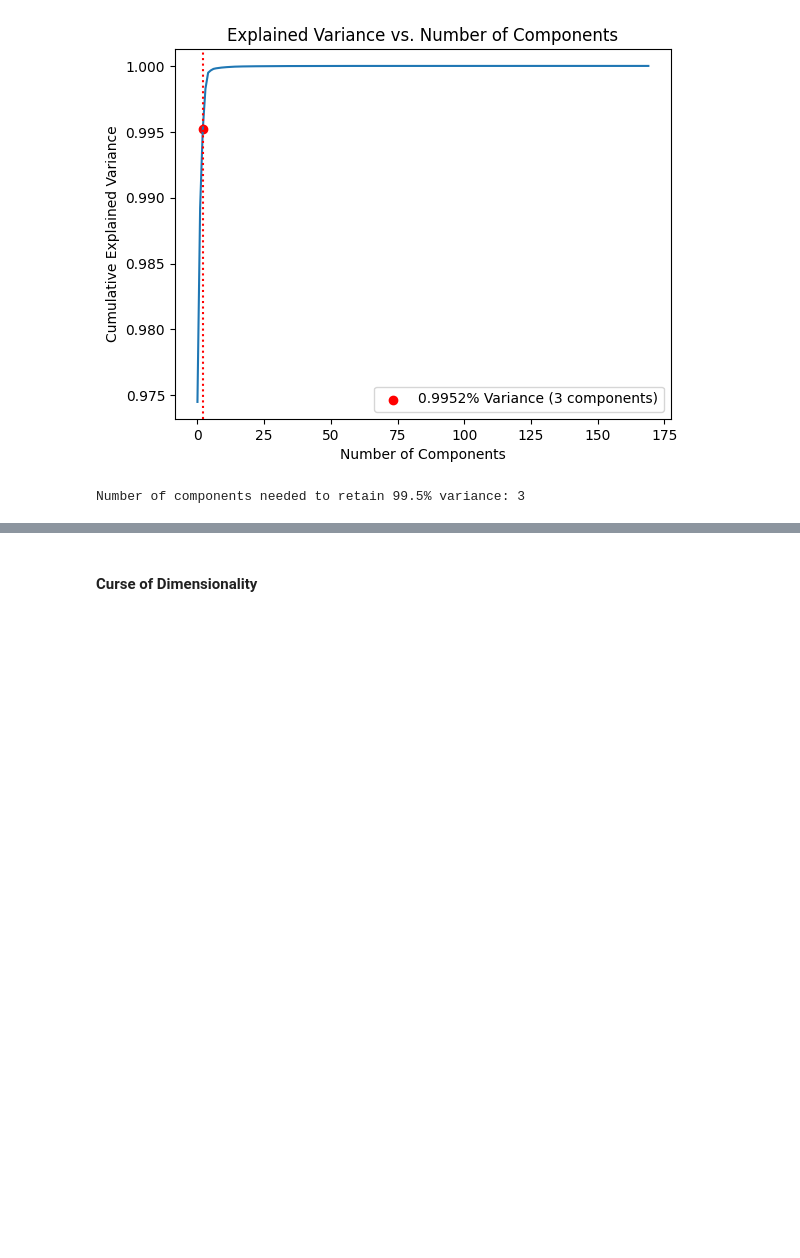
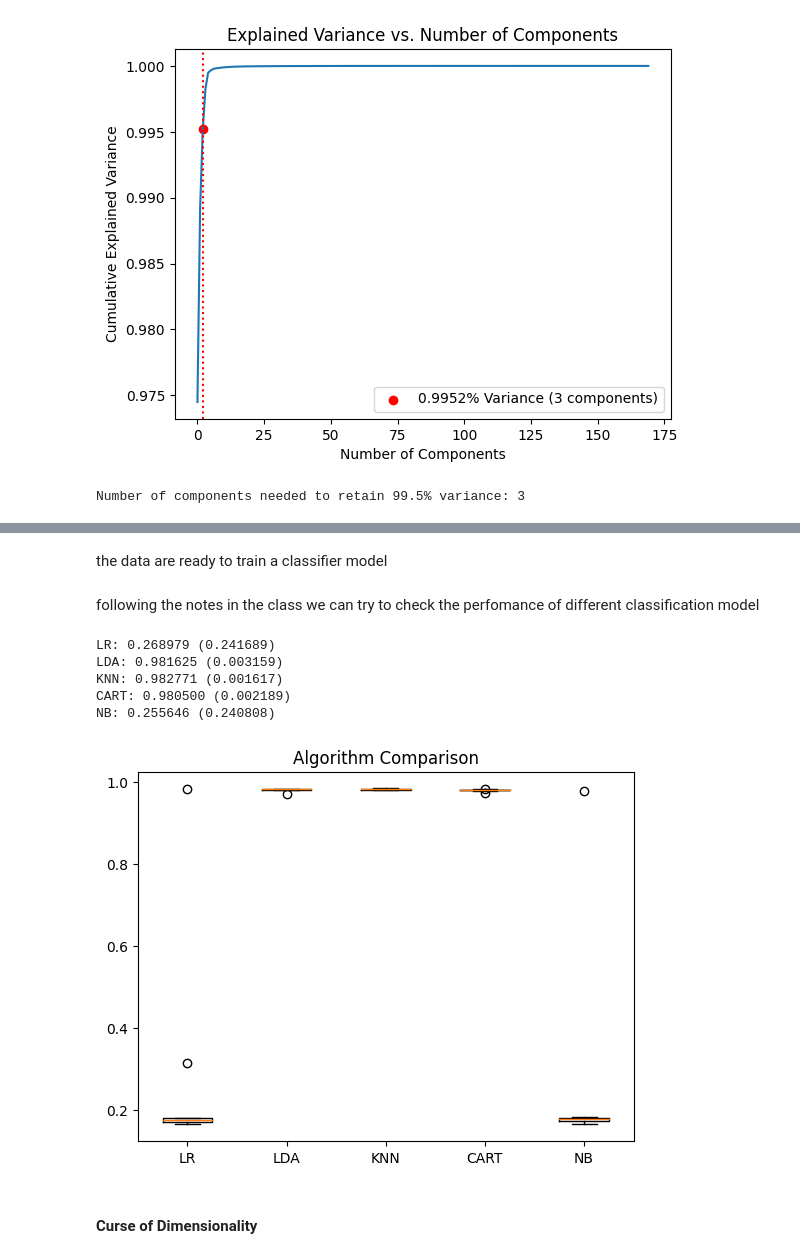
Before and after one commit to riccardopossier/Data_Preparation_CA1, a Jupyter notebook: RiccardoPossieri__DPrepHDip_CA1..ipynb, the cells around one changed output, grey strips where cells are left out. Drawn from its saved outputs; the diff is of its cells as text; code cells hidden in the pictures; blank space fills up the shorter version.

```diff
--- a/RiccardoPossieri__DPrepHDip_CA1..ipynb
+++ b/RiccardoPossieri__DPrepHDip_CA1..ipynb
@@ -162,0 +169,3 @@ Number of components needed to retain 99.5% variance: 3
+# %%
+# lets add the class column
+projected_df['class'] = data_df['class']
@@ -162,0 +181,10 @@ Number of components needed to retain 99.5% variance: 3
+# %% [markdown]
+the data are ready to train a classifier model
+# %% [markdown]
+following the notes in the class we can try to check the perfomance of different classification model
+# %%
+from sklearn.model_selection import train_test_split
+array_df = projected_df.values
+X = array_df[:,0:3]
+y = array_df[:,3]
+X_train, X_validation, Y_train, Y_validation = train_test_split(X, y, test_size=0.20, random_state=1)
@@ -163,3 +204,31 @@ Number of components needed to retain 99.5% variance: 3
+# %%
+models = []
+models.append(('LR', LogisticRegression(solver='liblinear', multi_class='ovr')))
+models.append(('LDA', LinearDiscriminantAnalysis()))
+models.append(('KNN', KNeighborsClassifier()))
+models.append(('CART', DecisionTreeClassifier()))
+models.append(('NB', GaussianNB()))
+# %%
+results = []
+names = []
+for name, model in models:
+	kfold = StratifiedKFold(n_splits=10, random_state=1, shuffle=True)
+	cv_results = cross_val_score(model, X_train, Y_train, cv=kfold, scoring='accuracy')
+	results.append(cv_results)
+	names.append(name)
+	print('%s: %f (%f)' % (name, cv_results.mean(), cv_results.std()))
+# %% [output]
+LR: 0.268979 (0.241689)
+LDA: 0.981625 (0.003159)
+KNN: 0.982771 (0.001617)
+CART: 0.980500 (0.002189)
+NB: 0.255646 (0.240808)
+# %%
+plt.boxplot(results, labels=names)
+plt.title('Algorithm Comparison')
+plt.show()
+# %% [output]
+[figure, added]
 # %% [markdown]
 #### Curse of Dimensionality
 # %% [markdown]
```
Also changed, not shown: parts of 4 cells of this notebook.
